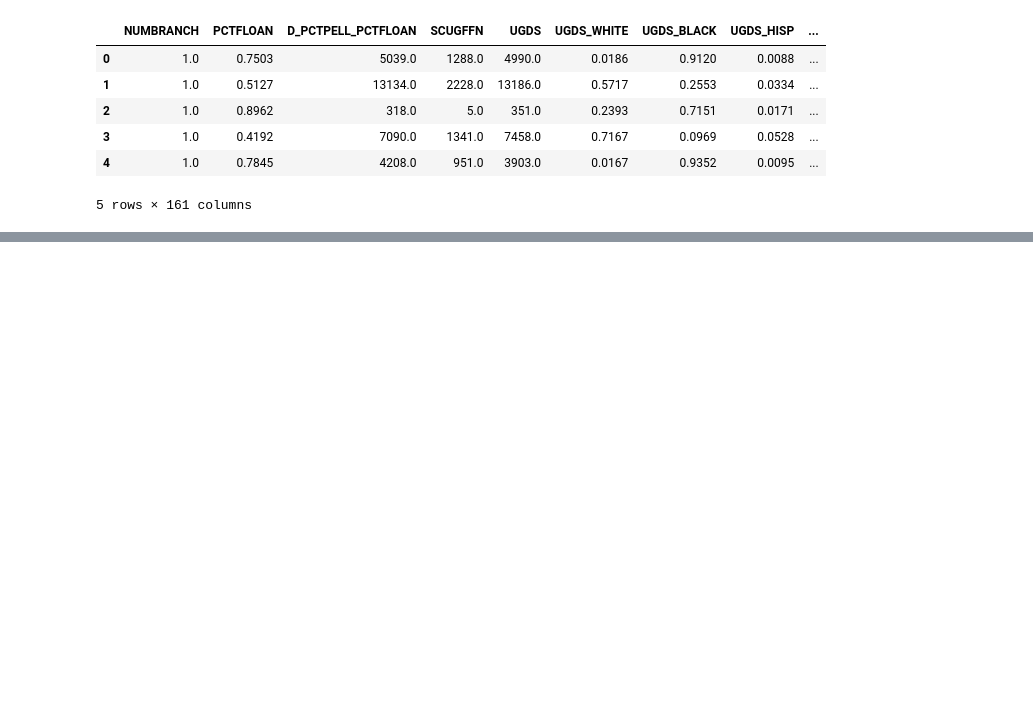
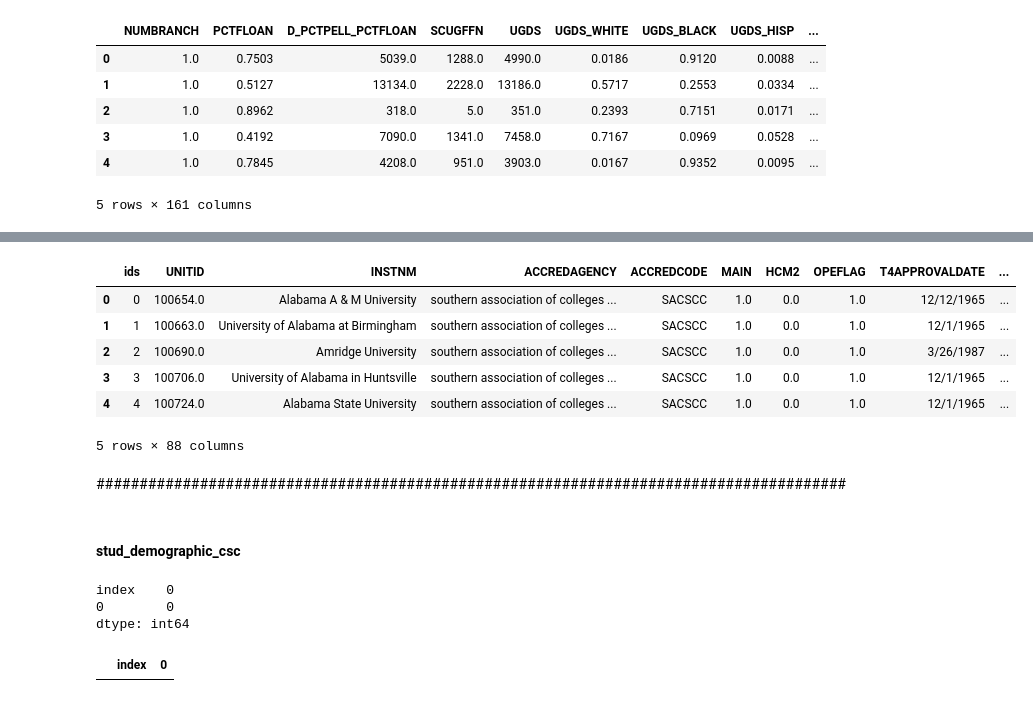
Before and after one commit to njones738/Classification-of-Pell-Institutions, a Jupyter notebook: scripts/process.ipynb, the cells around one changed output, grey strips where cells are left out. Saved outputs shown, nothing was run; the diff lists cells and outputs as text; code cells hidden in the pictures; blank space fills up the shorter version.

```diff
--- a/scripts/process.ipynb
+++ b/scripts/process.ipynb
@@ -186,0 +250,15 @@ missing[missing[0] != 0]
+# %%
+inst_demographic_csc["OPENADMP"].fillna(9, inplace=True)
+inst_demographic_csc.ACCREDCODE = inst_demographic_csc.ACCREDCODE.replace("COE | WASCCS", "WASCCS", regex = True)
+inst_demographic_csc.ACCREDCODE = inst_demographic_csc.ACCREDCODE.replace("WASCCS|WASCCS", "WASCCS", regex = True)
+inst_demographic_csc.loc[inst_demographic_csc["ACCREDCODE"].isna(),["INSTNM", "ACCREDCODE", "CONTROL"]] = "NONE"
+inst_demographic_csc.loc[inst_demographic_csc["ACCREDAGENCY"].isna(),["INSTNM", "ACCREDAGENCY", "CONTROL"]] = "NONE"
+inst_demographic_csc["T4APPROVALDATE"].fillna("99/99/999", inplace=True)
+
+stud_demographic_csc["HSI"].fillna(0, inplace=True)
+stud_demographic_csc["HBCU"].fillna(0, inplace=True)
+stud_demographic_csc["ANNHI"].fillna(0, inplace=True)
+stud_demographic_csc["PBI"].fillna(0, inplace=True)
+stud_demographic_csc["TRIBAL"].fillna(0, inplace=True)
+stud_demographic_csc["NANTI"].fillna(0, inplace=True)
+stud_demographic_csc["AANAPII"].fillna(0, inplace=True)
@@ -186,0 +489,24 @@ missing[missing[0] != 0]
+# %%
+inst_demographic_csc.head(5)
+# %% [output]
+|  | ids | UNITID | INSTNM | ACCREDAGENCY | ACCREDCODE | MAIN | HCM2 | OPEFLAG | T4APPROVALDATE | ... |
+| 0 | 0 | 100654.0 | Alabama A & M University | southern association of colleges ... | SACSCC | 1.0 | 0.0 | 1.0 | 12/12/1965 | ... |
+| 1 | 1 | 100663.0 | University of Alabama at Birmingham | southern association of colleges ... | SACSCC | 1.0 | 0.0 | 1.0 | 12/1/1965 | ... |
+| 2 | 2 | 100690.0 | Amridge University | southern association of colleges ... | SACSCC | 1.0 | 0.0 | 1.0 | 3/26/1987 | ... |
+| 3 | 3 | 100706.0 | University of Alabama in Huntsville | southern association of colleges ... | SACSCC | 1.0 | 0.0 | 1.0 | 12/1/1965 | ... |
+| 4 | 4 | 100724.0 | Alabama State University | southern association of colleges ... | SACSCC | 1.0 | 0.0 | 1.0 | 12/1/1965 | ... |
+5 rows × 88 columns
+# %% [markdown]
+#######################################################################################
+# %% [markdown]
+#### stud_demographic_csc
+# %%
+missing = pd.DataFrame(stud_demographic_csc.isna().sum())
+missing.reset_index(inplace=True)
+print(missing[missing[0] != 0].count())
+missing[missing[0] != 0]
+# %% [output]
+index    0
+0        0
+dtype: int64
+|  | index | 0 |
```
Also changed, not shown: parts of 58 cells of this notebook, 1 other file.
